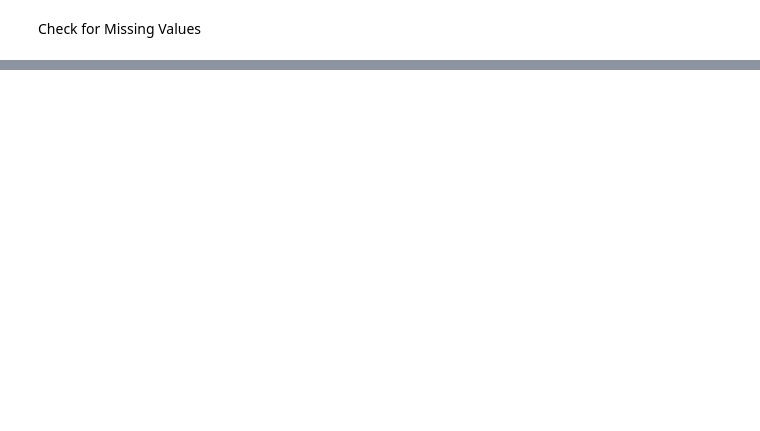
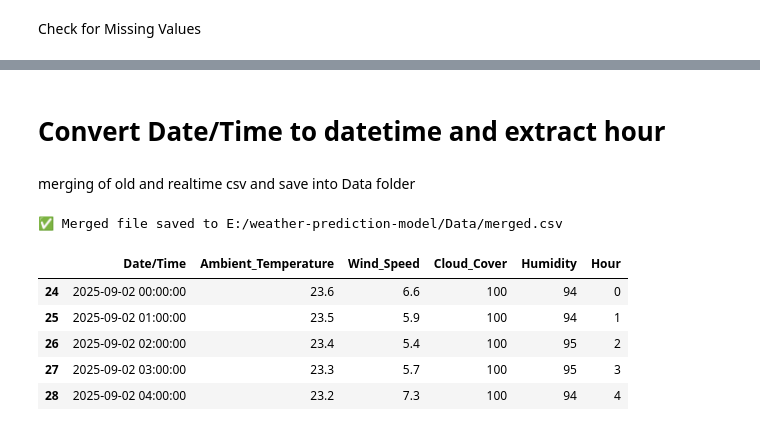
Before and after one commit to AmanPatre/Weather-Based-Energy-Prediction-System-Realtime-Data-, a Jupyter notebook: jupyter-notebook/model_precessing.ipynb, the cells around one changed output, grey strips where cells are left out. Saved outputs shown, nothing was run; the diff lists cells and outputs as text; code cells hidden in the pictures; blank space fills up the shorter version.

```diff
--- a/jupyter-notebook/model_precessing.ipynb
+++ b/jupyter-notebook/model_precessing.ipynb
@@ -110,0 +103,3 @@ KeyError: 'Source_Type'
+# %%
+realtime=pd.read_csv("E:/weather-prediction-model/Data/realtime.csv")
+realtime.head()
@@ -110,0 +176,63 @@ KeyError: 'Source_Type'
+# %% [markdown]
+# Convert Date/Time to datetime and extract hour
+# %%
+realtime['Date/Time'] = pd.to_datetime(realtime['Date/Time'])
+realtime['Hour'] = realtime['Date/Time'].dt.hour
+# %% [markdown]
+merging of old and realtime csv and save into Data folder
+# %%
+import pandas as pd
+import os
+folder_path="E:/weather-prediction-model/Data"
+
+# Ensure Data folder exists
+os.makedirs(folder_path, exist_ok=True)
+
+
+
+# Load both CSVs
+# df_last_year = pd.read_csv(last_year_file)
+# df_realtime = pd.read_csv(realtime_file)
+
+
+
+
+# Ensure 'Date/Time' column exists
+for df in [df, realtime]:
+    if "Date/Time" not in df.columns:
+        df.insert(0, "Date/Time", pd.NaT)
+    # Convert to datetime
+    df['Date/Time'] = pd.to_datetime(df['Date/Time'], errors='coerce')
+
+# Define expected columns
+expected_cols = ['Date/Time', 'Ambient_Temperature', 'Wind_Speed', 'Cloud_Cover', 'Humidity']
+
+# Reorder columns to match expected (for both DataFrames)
+df_last_year = df[[col for col in expected_cols if col in df.columns]]
+df_realtime = realtime[[col for col in expected_cols if col in realtime.columns]]
+
+# Merge the two DataFrames
+df_merged = pd.concat([df, realtime], ignore_index=True)
+
+# Remove duplicates based on 'Date/Time' (keep latest)
+df_merged.drop_duplicates(subset=['Date/Time'], keep='last', inplace=True)
+
+# Sort by 'Date/Time'
+df_merged.sort_values(by='Date/Time', inplace=True)
+
+merged_file="E:/weather-prediction-model/Data/merged.csv"
+# Save merged file
+df_merged.to_csv(merged_file, index=False)
+
+print(f"✅ Merged file saved to {merged_file}")
+
+# Preview
+df_merged.head()
+# %% [output]
+✅ Merged file saved to E:/weather-prediction-model/Data/merged.csv
+|  | Date/Time | Ambient_Temperature | Wind_Speed | Cloud_Cover | Humidity | Hour |
+| 24 | 2025-09-02 00:00:00 | 23.6 | 6.6 | 100 | 94 | 0 |
+| 25 | 2025-09-02 01:00:00 | 23.5 | 5.9 | 100 | 94 | 1 |
+| 26 | 2025-09-02 02:00:00 | 23.4 | 5.4 | 100 | 95 | 2 |
+| 27 | 2025-09-02 03:00:00 | 23.3 | 5.7 | 100 | 95 | 3 |
+| 28 | 2025-09-02 04:00:00 | 23.2 | 7.3 | 100 | 94 | 4 |
```
Also changed, not shown: parts of 19 cells of this notebook, 5 other files.
